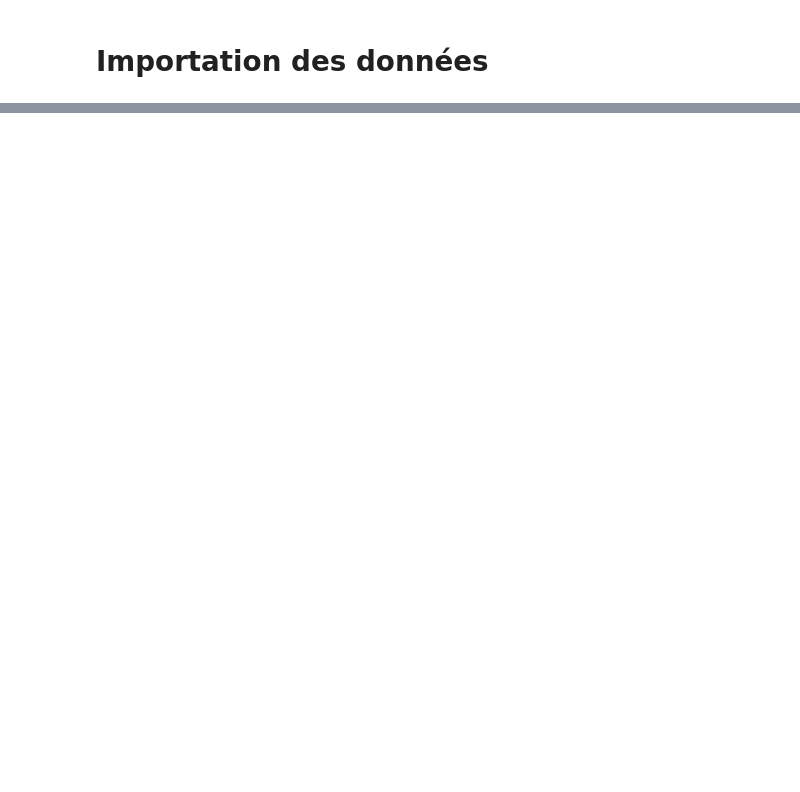
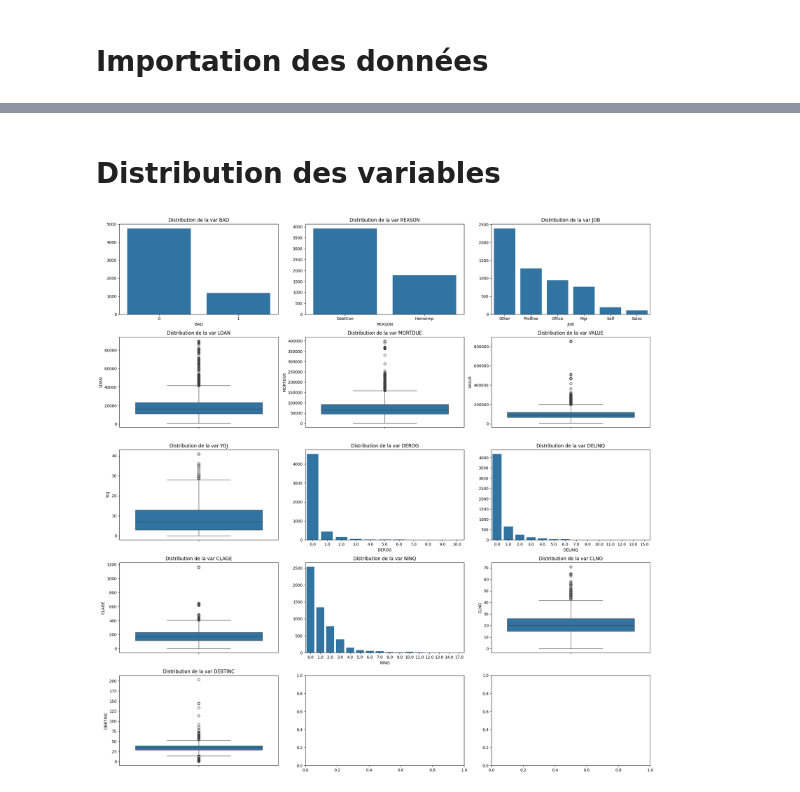
Before and after one commit to morganjowitt/Projet_scoring, a Jupyter notebook: morgan/analyse_exp.ipynb, the cells around one changed output, grey strips where cells are left out. Drawn from its saved outputs; the diff is of its cells as text; code cells hidden in the pictures; blank space fills up the shorter version.

Commit message:
Analyse distribution des variables

```diff
--- a/morgan/analyse_exp.ipynb
+++ b/morgan/analyse_exp.ipynb
@@ -12,3 +14,57 @@ data.head()
 | 2 | 1 | 1500 | 13500.0 | 16700.0 | HomeImp | Other | 4.0 | 0.0 | 0.0 | 149.466667 | 1.0 | ... |
 | 3 | 1 | 1500 | NaN | NaN | NaN | NaN | NaN | NaN | NaN | NaN | NaN | ... |
 | 4 | 0 | 1700 | 97800.0 | 112000.0 | HomeImp | Office | 3.0 | 0.0 | 0.0 | 93.333333 | 0.0 | ... |
+# %% [markdown]
+# Distribution des variables
+# %%
+fig, axes = plt.subplots(5, 3, figsize=(20, 20))
+
+df1=data['BAD'].value_counts()
+sns.barplot(x=df1.index, y=df1.values, ax=axes[0,0])
+axes[0,0].set_title('Distribution de la var BAD')
+
+df2=data['REASON'].value_counts()
+sns.barplot(x=df2.index, y=df2.values, ax=axes[0,1])
+axes[0,1].set_title('Distribution de la var REASON')
+
+df3=data['JOB'].value_counts()
+sns.barplot(x=df3.index, y=df3.values, ax=axes[0,2])
+axes[0,2].set_title('Distribution de la var JOB')
+
+sns.boxplot(y=data['LOAN'],ax=axes[1,0])
+axes[1,0].set_title('Distribution de la var LOAN')
+
+sns.boxplot(y=data['MORTDUE'],ax=axes[1,1])
+axes[1,1].set_title('Distribution de la var MORTDUE')
+
+sns.boxplot(y=data['VALUE'],ax=axes[1,2])
+axes[1,2].set_title('Distribution de la var VALUE')
+
+sns.boxplot(y=data['YOJ'],ax=axes[2,0])
+axes[2,0].set_title('Distribution de la var YOJ')
+
+df5=data['DEROG'].value_counts()
+sns.barplot(x=df5.index, y=df5.values, ax=axes[2,1])
+axes[2,1].set_title('Distribution de la var DEROG')
+
+df6=data['DELINQ'].value_counts()
+sns.barplot(x=df6.index, y=df6.values, ax=axes[2,2])
+axes[2,2].set_title('Distribution de la var DELINQ')
+
+sns.boxplot(y=data['CLAGE'],ax=axes[3,0])
+axes[3,0].set_title('Distribution de la var CLAGE')
+
+df7=data['NINQ'].value_counts()
+sns.barplot(x=df7.index, y=df7.values, ax=axes[3,1])
+axes[3,1].set_title('Distribution de la var NINQ')
+
+sns.boxplot(y=data['CLNO'],ax=axes[3,2])
+axes[3,2].set_title('Distribution de la var CLNO')
+
+sns.boxplot(y=data['DEBTINC'],ax=axes[4,0])
+axes[4,0].set_title('Distribution de la var DEBTINC')
+
+plt.tight_layout()
+plt.show()
+# %% [output]
+[figure, added]
```
Also changed, not shown: parts of 1 cell of this notebook.
